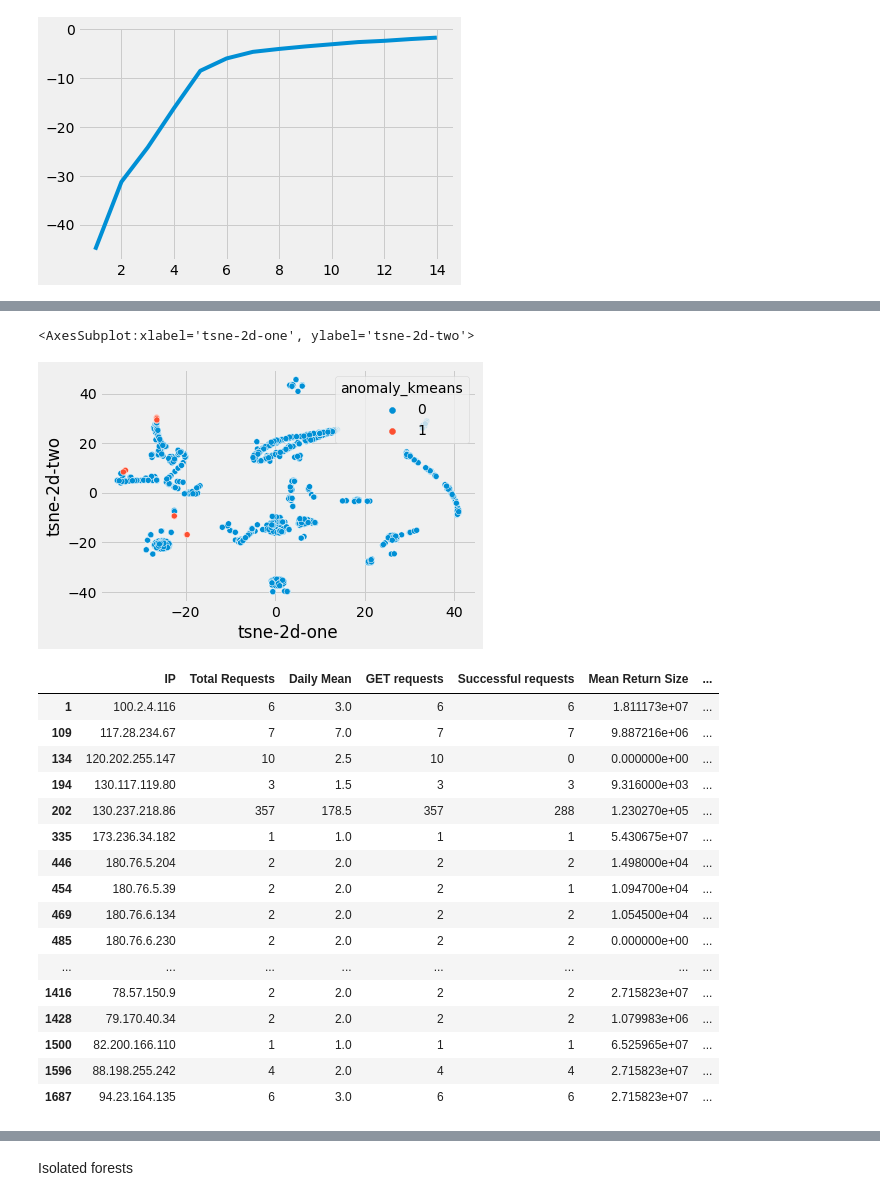
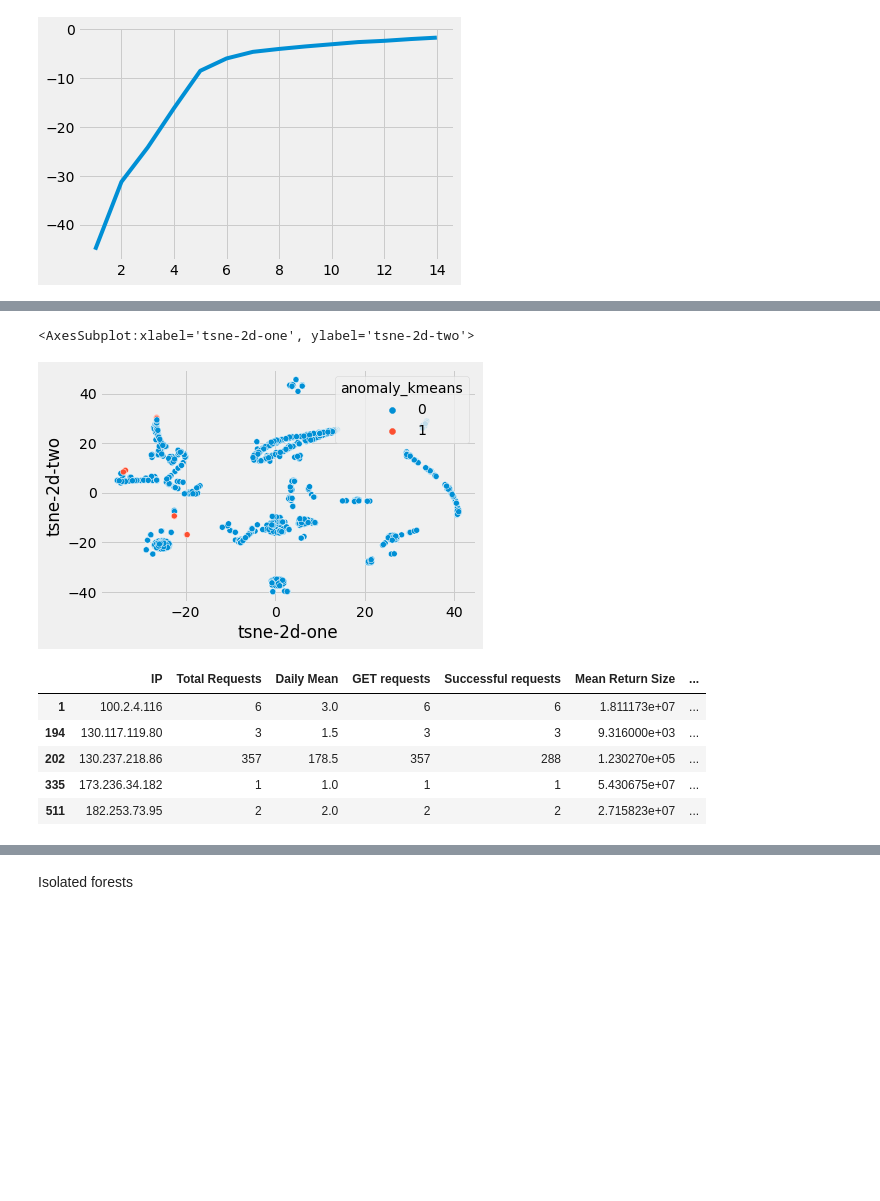
Before and after one commit to Aishani2001/VMWare-API-Misuse-or-Abuse, a Jupyter notebook: Unsupervised Learning.ipynb, the cells around one changed output, grey strips where cells are left out. Drawn from its saved outputs; the diff is of its cells as text; code cells hidden in the pictures; blank space fills up the shorter version.

```diff
--- a/Unsupervised Learning.ipynb
+++ b/Unsupervised Learning.ipynb
@@ -62,7 +62,7 @@ plt.show()
 # %% [output]
 [figure]
 # %%
-cluster_model = kmeans[5]
+cluster_model = kmeans[4]
 df['cluster'] = cluster_model.predict(chosen_data)
 df['cluster'].value_counts()
 # %% [output]
@@ -75,4 +74,4 @@ df['cluster'].value_counts()
 Name: cluster, dtype: int64
 # %%
-tsne = TSNE(n_components=2, verbose=1, perplexity=40, n_iter=500, random_state=42)
+tsne = TSNE(n_components=2, verbose=0, perplexity=40, n_iter=500, random_state=42)
 tsne_results = tsne.fit_transform(chosen_data)
@@ -142,5 +130,5 @@ plt.axvline(4.7, 0, label="Cutoff")
 # %%
-cutoff = 4.5
+cutoff = 4.7
 df['anomaly_kmeans'] = (df['ssd'] >= cutoff).astype(int)
 # %%
 sns.scatterplot(
@@ -152,27 +140,16 @@ sns.scatterplot(
 )
 # %% [output]
 <AxesSubplot:xlabel='tsne-2d-one', ylabel='tsne-2d-two'>
-[figure, old version]
+[figure, new version]
 # %%
-df.loc[df['anomaly_kmeans']==1]
+df.loc[df['anomaly_kmeans']==1].head()
 # %% [output]
 |  | IP | Total Requests | Daily Mean | GET requests | Successful requests | Mean Return Size | ... |
 | 1 | 100.2.4.116 | 6 | 3.0 | 6 | 6 | 1.811173e+07 | ... |
-| 109 | 117.28.234.67 | 7 | 7.0 | 7 | 7 | 9.887216e+06 | ... |
-| 134 | 120.202.255.147 | 10 | 2.5 | 10 | 0 | 0.000000e+00 | ... |
 | 194 | 130.117.119.80 | 3 | 1.5 | 3 | 3 | 9.316000e+03 | ... |
 | 202 | 130.237.218.86 | 357 | 178.5 | 357 | 288 | 1.230270e+05 | ... |
 | 335 | 173.236.34.182 | 1 | 1.0 | 1 | 1 | 5.430675e+07 | ... |
-| 446 | 180.76.5.204 | 2 | 2.0 | 2 | 2 | 1.498000e+04 | ... |
-| 454 | 180.76.5.39 | 2 | 2.0 | 2 | 1 | 1.094700e+04 | ... |
-| 469 | 180.76.6.134 | 2 | 2.0 | 2 | 2 | 1.054500e+04 | ... |
-| 485 | 180.76.6.230 | 2 | 2.0 | 2 | 2 | 0.000000e+00 | ... |
-| ... | ... | ... | ... | ... | ... | ... | ... |
-| 1416 | 78.57.150.9 | 2 | 2.0 | 2 | 2 | 2.715823e+07 | ... |
-| 1428 | 79.170.40.34 | 2 | 2.0 | 2 | 2 | 1.079983e+06 | ... |
-| 1500 | 82.200.166.110 | 1 | 1.0 | 1 | 1 | 6.525965e+07 | ... |
-| 1596 | 88.198.255.242 | 4 | 2.0 | 4 | 4 | 2.715823e+07 | ... |
-| 1687 | 94.23.164.135 | 6 | 3.0 | 6 | 6 | 2.715823e+07 | ... |
+| 511 | 182.253.73.95 | 2 | 2.0 | 2 | 2 | 2.715823e+07 | ... |
 # %%
 df.loc[df['anomaly_kmeans']==0]
 # %% [output]
```
Also changed, not shown: parts of 7 cells of this notebook.
